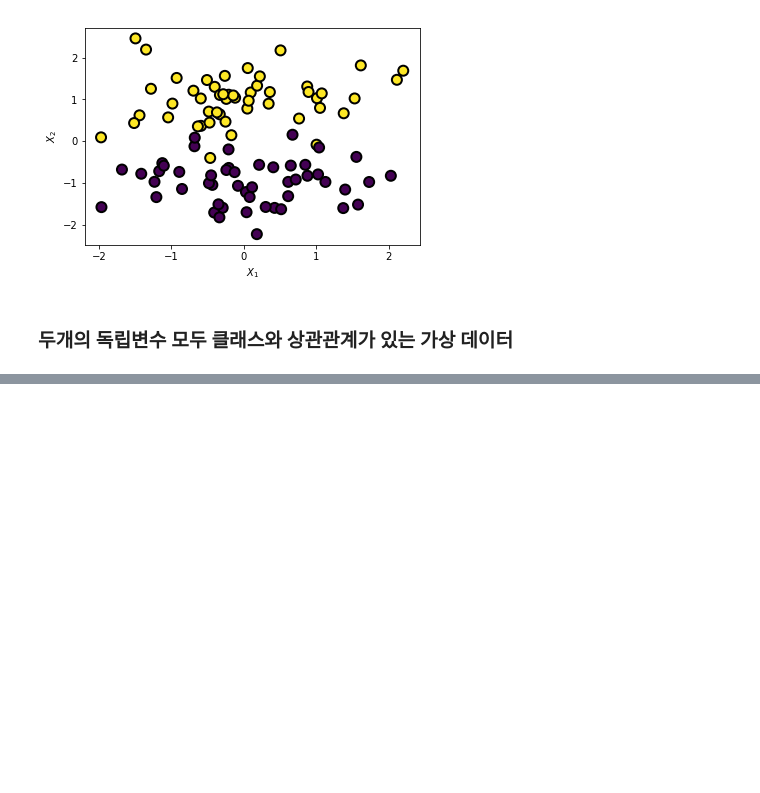
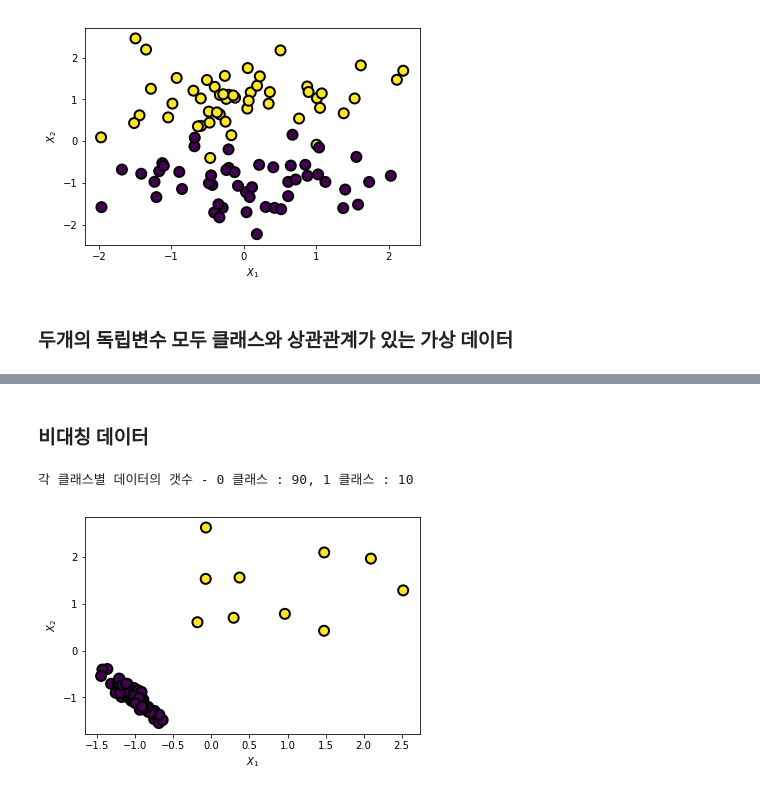
Before and after one commit to ultra118/Python_ML, a Jupyter notebook: ML/Data_Science_School/02_classification_model_introduction.ipynb, the cells around one changed output, grey strips where cells are left out. Saved outputs shown, nothing was run; the diff lists cells and outputs as text; code cells hidden in the pictures; blank space fills up the shorter version.

```diff
--- a/ML/Data_Science_School/02_classification_model_introduction.ipynb
+++ b/ML/Data_Science_School/02_classification_model_introduction.ipynb
@@ -44,0 +60,17 @@ plt.show()
+# %% [markdown]
+### 비대칭 데이터
+# %%
+import numpy as np
+
+X, y = make_classification(n_features=2, n_informative=2, n_redundant=0, n_clusters_per_class=1, weights=[0.9, 0.1], random_state=6)
+val, cnt = np.unique(y, return_counts=True)
+print("각 클래스별 데이터의 갯수 - {} 클래스 : {}, {} 클래스 : {}".format(val[0], cnt[0], val[1], cnt[1]))
+
+plt.scatter(X[:, 0], X[:, 1], marker='o', c=y,
+            s=100, edgecolor="k", linewidth=2)
+plt.xlabel("$X_1$")
+plt.ylabel("$X_2$")
+plt.show()
+# %% [output]
+각 클래스별 데이터의 갯수 - 0 클래스 : 90, 1 클래스 : 10
+[figure, added]
```
Also changed, not shown: parts of 26 cells of this notebook.
